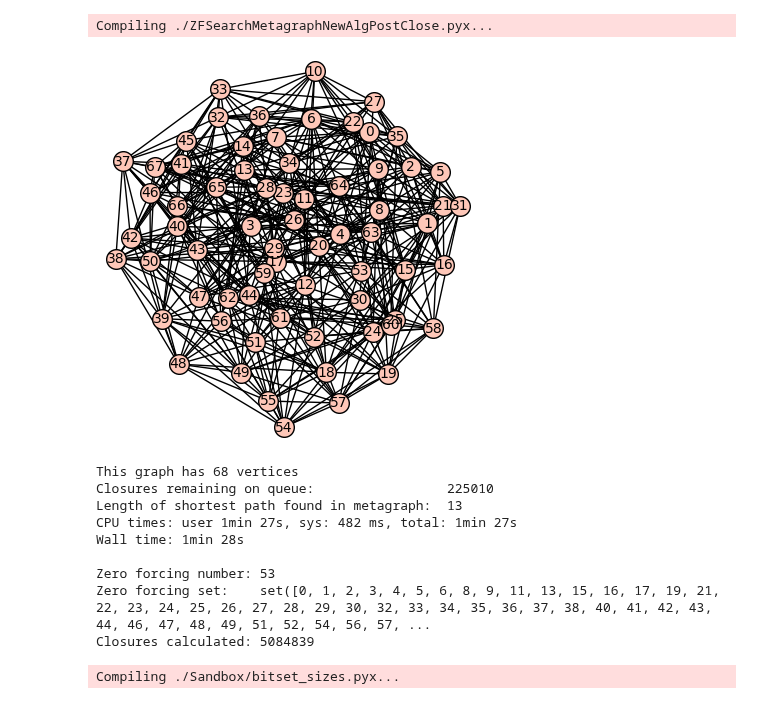
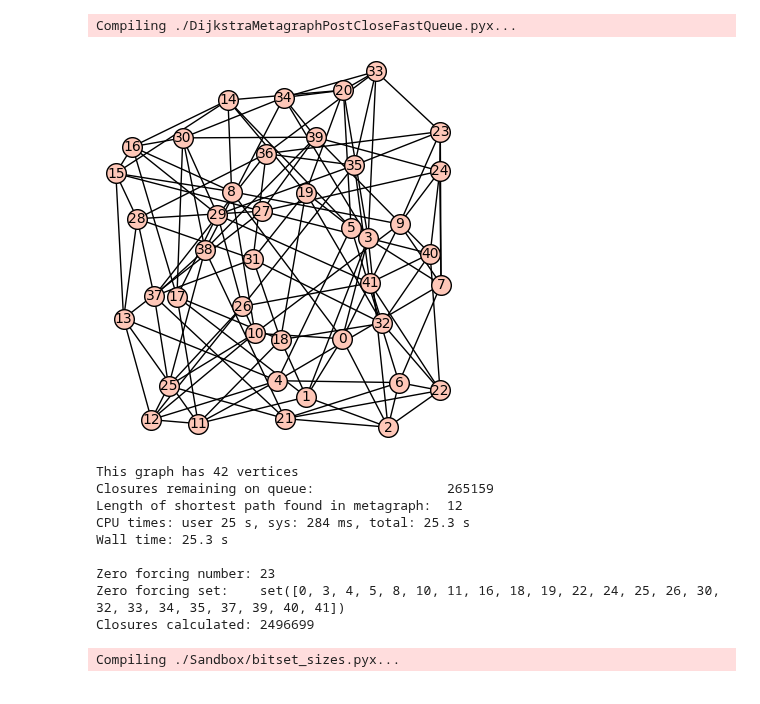
Before and after one commit to alexhutman/zftools, a Jupyter notebook: DijkstraMetagraphTestbed.ipynb, the cells around one changed output. Saved outputs shown, nothing was run; the diff lists cells and outputs as text; code cells hidden in the pictures.

```diff
--- a/DijkstraMetagraphTestbed.ipynb
+++ b/DijkstraMetagraphTestbed.ipynb
@@ -1,41 +1,44 @@
 # %%
 #load('ChainedList.py', 'ZFSearchMetagraphNewAlg.py', 'BFS.py','DijkstraMetagraph.py')
-load('DijkstraMetagraphPostClose.pyx', 'ZFSearchMetagraphNewAlgPostClose.pyx')
+load('DijkstraMetagraphPostCloseFastQueue.pyx', 'ZFSearchMetagraphNewAlgPostClose.pyx')
 # %% [output]
-Compiling ./ZFSearchMetagraphNewAlgPostClose.pyx...
+Compiling ./DijkstraMetagraphPostCloseFastQueue.pyx...
 # %%
 # Initialize a test graph and the associated ZFSearchMetagraph
 #H = graphs.CubeGraph(5); H.relabel()
 #H = graphs.PetersenGraph()
 #H = graphs.CoxeterGraph()       # DNF/DNF/1,284sec/339sec/220sec
 #H = graphs.RobertsonGraph()     # DNF
 #H = graphs.HeawoodGraph()       # 1.46/~1.20sec/1.03sec/0.22sec/0.16sec/0.12sec
 #H = graphs.BrinkmannGraph()     # DNF/DNF/66.5sec/43.3sec/29.81sec/25.97sec
 #H = graphs.HoffmanGraph()       # ~19sec/~13.7sec/2.57sec/2.00sec/1.6sec
 #H = graphs.ClebschGraph()       # DNF/36.3sec/12.8sec/7.8sec/6.7sec/4.8sec/4.22sec/2.90sec
 #H = graphs.DesarguesGraph()     # 14.56sec/8.00sec/5.6sec
 #H = graphs.DodecahedralGraph()  # ~25.9sec/~8.9sec/~4.2sec/3.02sec/2.90sec/2.12sec/1.07sec/0.80sec
 #H = graphs.HoffmanGraph().complement()
 #H = graphs.CompleteGraph(16)
 #H = graphs.RandomTree(22)
 #H = graphs.PathGraph(30)
 #H = graphs.StarGraph(4)
+#H = graphs.ClebschGraph().line_graph()
+H = graphs.BrinkmannGraph().line_graph()
 #H = graphs.RobertsonGraph().line_graph()
 #H = graphs.CoxeterGraph().line_graph()
 #H = graphs.MycielskiGraph(6)
-H = graphs.PaleyGraph(17).line_graph()
+#H = graphs.PaleyGraph(17).line_graph()
+#H = graphs.PaleyGraph(73)
 H.relabel()
 
 #d = {0: [1,2,4], 1: [0,2,5], 2: [0,1,3], 3: [2,4,5], 4: [0,3,5], 5: [1,3,4]}
 #H = Graph(d)
 
 if H.num_verts() < 75:
     H.show()
 
 #metaGraph = ZFSearchMetagraphNewAlg(H)
 #%time calculate_all_closures(H)
 # %% [output]
-[figure, old version]
+[figure, new version]
 # %%
 metaGraph = ZFSearchMetagraphNewAlg(H)
 #metaGraph = ZFSearchMetagraph(H)
@@ -51,15 +54,15 @@ print "Zero forcing number:", len(output)
 print "Zero forcing set:   ", set(output)
 print "Closures calculated:", metaGraph.get_num_closures_calculated()
 # %% [output]
-This graph has 68 vertices
-Closures remaining on queue:                 225010
-Length of shortest path found in metagraph:  13
-CPU times: user 1min 27s, sys: 482 ms, total: 1min 27s
-Wall time: 1min 28s
+This graph has 42 vertices
+Closures remaining on queue:                 265159
+Length of shortest path found in metagraph:  12
+CPU times: user 25 s, sys: 284 ms, total: 25.3 s
+Wall time: 25.3 s
 
-Zero forcing number: 53
-Zero forcing set:    set([0, 1, 2, 3, 4, 5, 6, 8, 9, 11, 13, 15, 16, 17, 19, 21, 22, 23, 24, 25, 26, 27, 28, 29, 30, 32, 33, 34, 35, 36, 37, 38, 40, 41, 42, 43, 44, 46, 47, 48, 49, 51, 52, 54, 56, 57, ...
-Closures calculated: 5084839
+Zero forcing number: 23
+Zero forcing set:    set([0, 3, 4, 5, 8, 10, 11, 16, 18, 19, 22, 24, 25, 26, 30, 32, 33, 34, 35, 37, 39, 40, 41])
+Closures calculated: 2496699
 # %%
 load("Sandbox/bitset_sizes.pyx")
 # %% [output]
```
Also changed, not shown: parts of 7 cells of this notebook, 2 other files.
